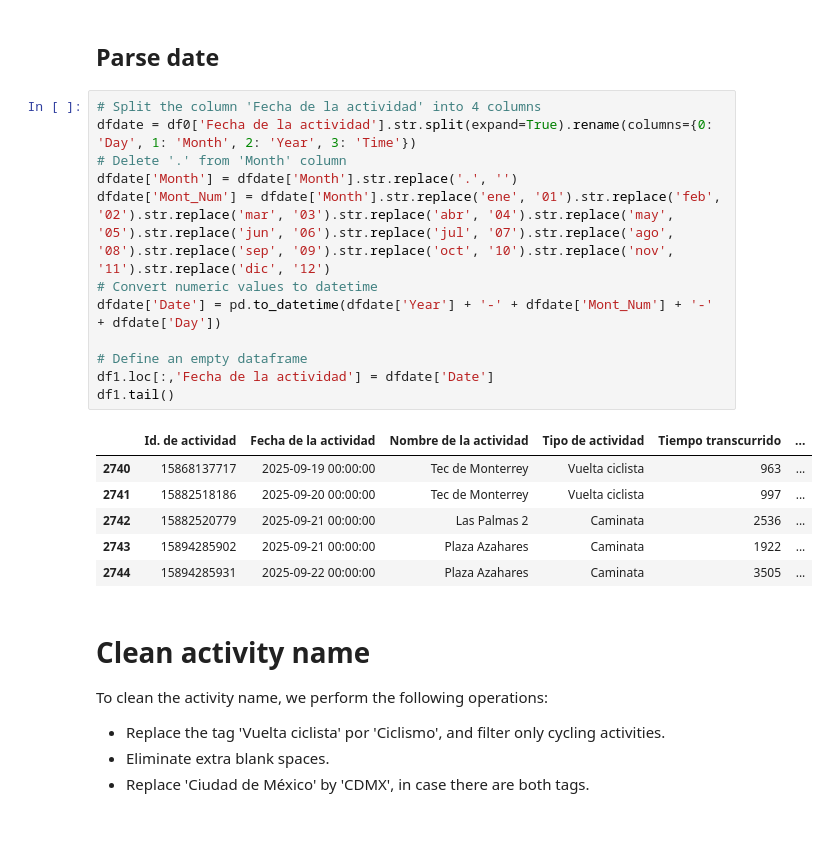
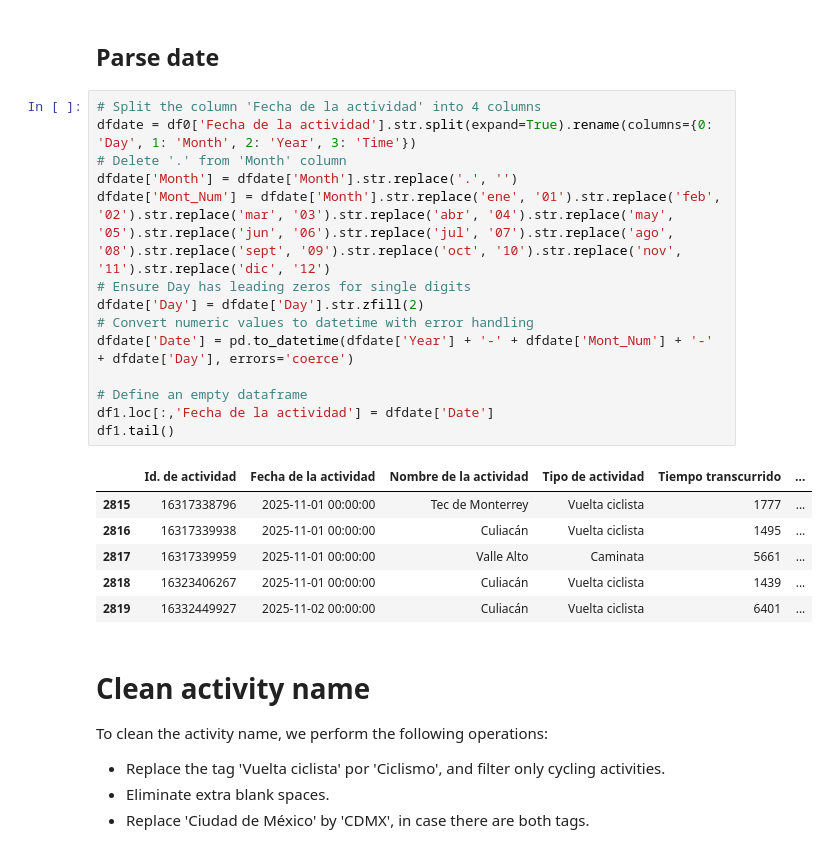
Before and after one commit to ivanps/Dashboard-Strava, a Jupyter notebook: code/CleanFilaAct.ipynb, the cells around one changed output. Saved outputs shown, nothing was run; the diff lists cells and outputs as text.

```diff
--- a/code/CleanFilaAct.ipynb
+++ b/code/CleanFilaAct.ipynb
@@ -94,22 +94,24 @@ df1.tail()
 # %%
 # Split the column 'Fecha de la actividad' into 4 columns
 dfdate = df0['Fecha de la actividad'].str.split(expand=True).rename(columns={0: 'Day', 1: 'Month', 2: 'Year', 3: 'Time'})
 # Delete '.' from 'Month' column
 dfdate['Month'] = dfdate['Month'].str.replace('.', '')
-dfdate['Mont_Num'] = dfdate['Month'].str.replace('ene', '01').str.replace('feb', '02').str.replace('mar', '03').str.replace('abr', '04').str.replace('may', '05').str.replace('jun', '06').str.replace('jul', '07').str.replace('ago', '08').str.replace('sep', '09').str.replace('oct', '10').str.replace('nov', '11').str.replace('dic', '12')
-# Convert numeric values to datetime
-dfdate['Date'] = pd.to_datetime(dfdate['Year'] + '-' + dfdate['Mont_Num'] + '-' + dfdate['Day'])
+dfdate['Mont_Num'] = dfdate['Month'].str.replace('ene', '01').str.replace('feb', '02').str.replace('mar', '03').str.replace('abr', '04').str.replace('may', '05').str.replace('jun', '06').str.replace('jul', '07').str.replace('ago', '08').str.replace('sept', '09').str.replace('oct', '10').str.replace('nov', '11').str.replace('dic', '12')
+# Ensure Day has leading zeros for single digits
+dfdate['Day'] = dfdate['Day'].str.zfill(2)
+# Convert numeric values to datetime with error handling
+dfdate['Date'] = pd.to_datetime(dfdate['Year'] + '-' + dfdate['Mont_Num'] + '-' + dfdate['Day'], errors='coerce')
 
 # Define an empty dataframe
 df1.loc[:,'Fecha de la actividad'] = dfdate['Date']
 df1.tail()
 # %% [output]
 |  | Id. de actividad | Fecha de la actividad | Nombre de la actividad | Tipo de actividad | Tiempo transcurrido | ... |
-| 2740 | 15868137717 | 2025-09-19 00:00:00 | Tec de Monterrey | Vuelta ciclista | 963 | ... |
-| 2741 | 15882518186 | 2025-09-20 00:00:00 | Tec de Monterrey | Vuelta ciclista | 997 | ... |
-| 2742 | 15882520779 | 2025-09-21 00:00:00 | Las Palmas 2 | Caminata | 2536 | ... |
-| 2743 | 15894285902 | 2025-09-21 00:00:00 | Plaza Azahares | Caminata | 1922 | ... |
-| 2744 | 15894285931 | 2025-09-22 00:00:00 | Plaza Azahares | Caminata | 3505 | ... |
+| 2815 | 16317338796 | 2025-11-01 00:00:00 | Tec de Monterrey | Vuelta ciclista | 1777 | ... |
+| 2816 | 16317339938 | 2025-11-01 00:00:00 | Culiacán | Vuelta ciclista | 1495 | ... |
+| 2817 | 16317339959 | 2025-11-01 00:00:00 | Valle Alto | Caminata | 5661 | ... |
+| 2818 | 16323406267 | 2025-11-01 00:00:00 | Culiacán | Vuelta ciclista | 1439 | ... |
+| 2819 | 16332449927 | 2025-11-02 00:00:00 | Culiacán | Vuelta ciclista | 6401 | ... |
 # %% [markdown]
 # Clean activity name
 
```
Also changed, not shown: parts of 8 cells of this notebook, 2 other files.
